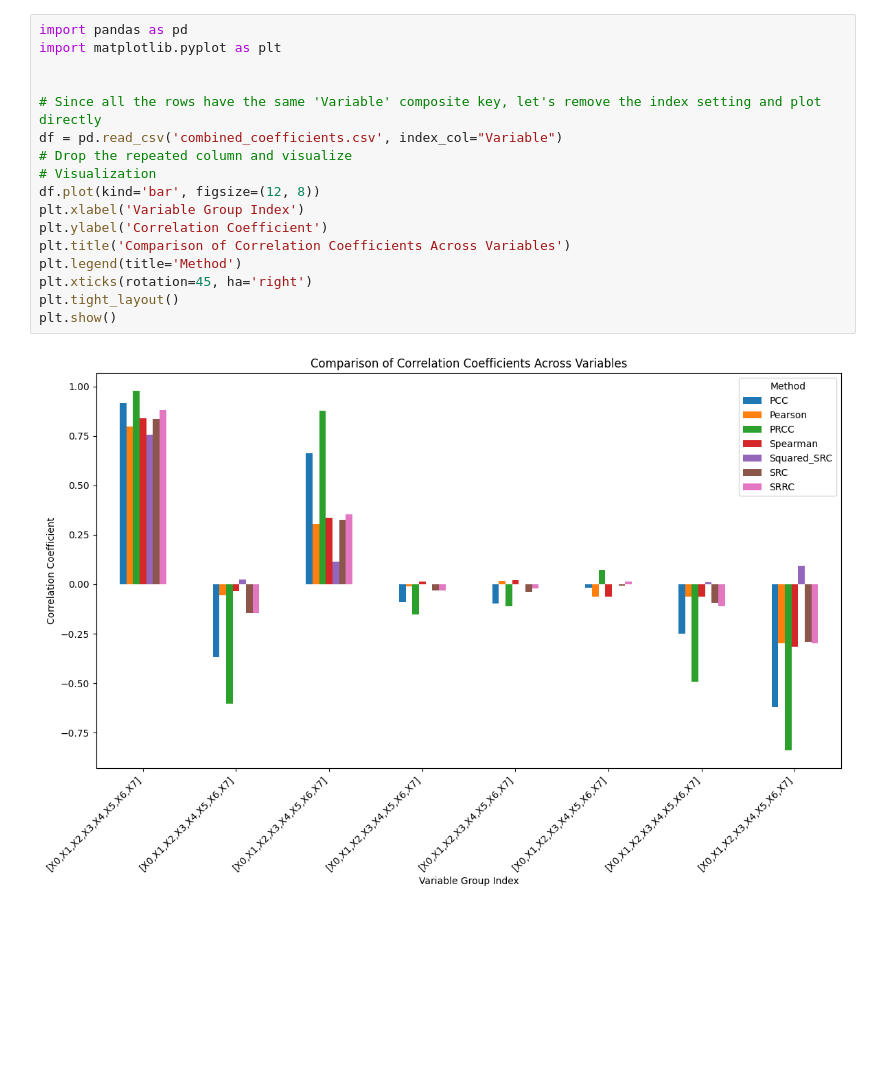
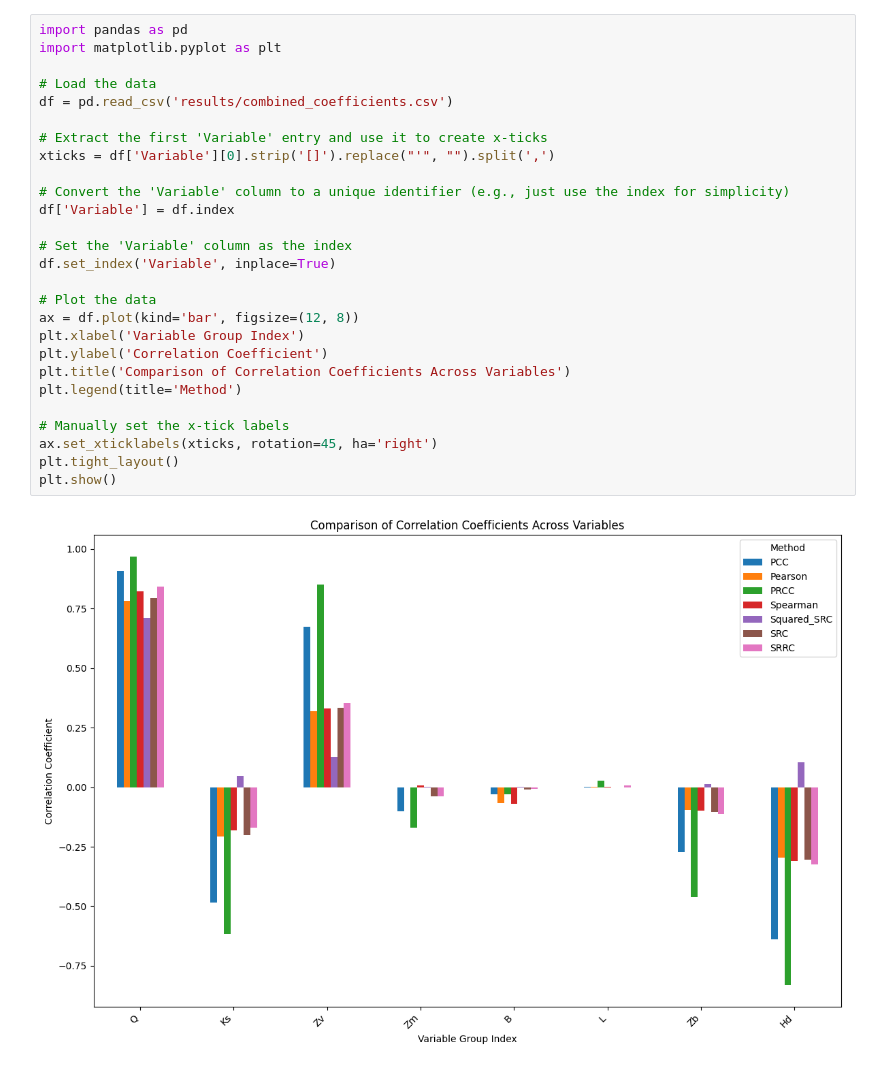
Before and after one commit to MLegkovskis/UQCAT, a Jupyter notebook: agglomerate/bar_plotter.ipynb, the cells around one changed output. Drawn from its saved outputs; the diff is of its cells as text; blank space fills up the shorter version.

```diff
--- a/agglomerate/bar_plotter.ipynb
+++ b/agglomerate/bar_plotter.ipynb
@@ -1,19 +24,29 @@
 # %%
 import pandas as pd
 import matplotlib.pyplot as plt
 
+# Load the data
+df = pd.read_csv('results/combined_coefficients.csv')
 
-# Since all the rows have the same 'Variable' composite key, let's remove the index setting and plot directly
-df = pd.read_csv('combined_coefficients.csv', index_col="Variable")
-# Drop the repeated column and visualize
-# Visualization
-df.plot(kind='bar', figsize=(12, 8))
+# Extract the first 'Variable' entry and use it to create x-ticks
+xticks = df['Variable'][0].strip('[]').replace("'", "").split(',')
+
+# Convert the 'Variable' column to a unique identifier (e.g., just use the index for simplicity)
+df['Variable'] = df.index
+
+# Set the 'Variable' column as the index
+df.set_index('Variable', inplace=True)
+
+# Plot the data
+ax = df.plot(kind='bar', figsize=(12, 8))
 plt.xlabel('Variable Group Index')
 plt.ylabel('Correlation Coefficient')
 plt.title('Comparison of Correlation Coefficients Across Variables')
 plt.legend(title='Method')
-plt.xticks(rotation=45, ha='right')
+
+# Manually set the x-tick labels
+ax.set_xticklabels(xticks, rotation=45, ha='right')
 plt.tight_layout()
 plt.show()
 # %% [output]
-[figure, old version]
+[figure, new version]
```
Also changed, not shown: parts of 2 cells of this notebook, 15 other files.
